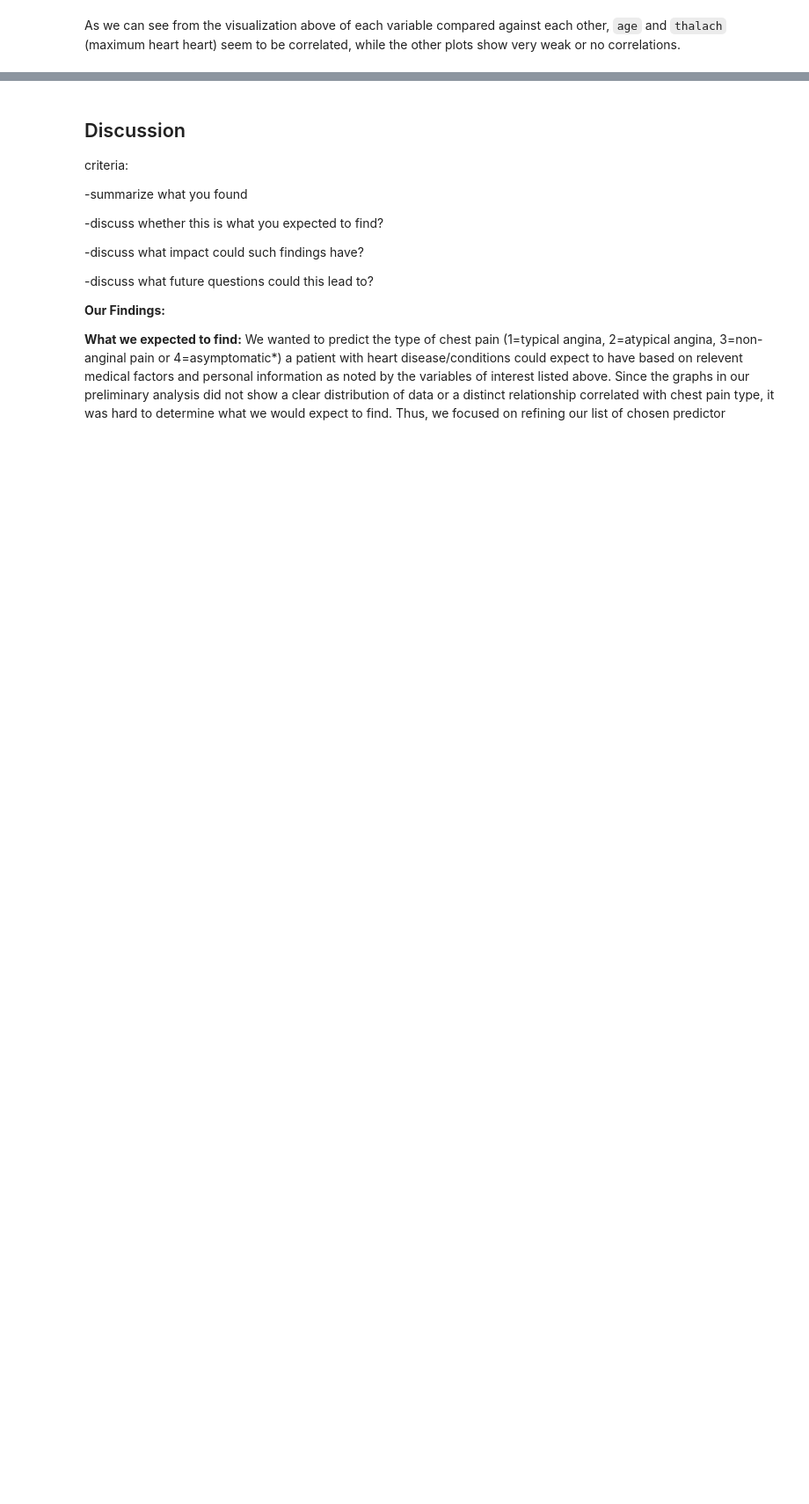
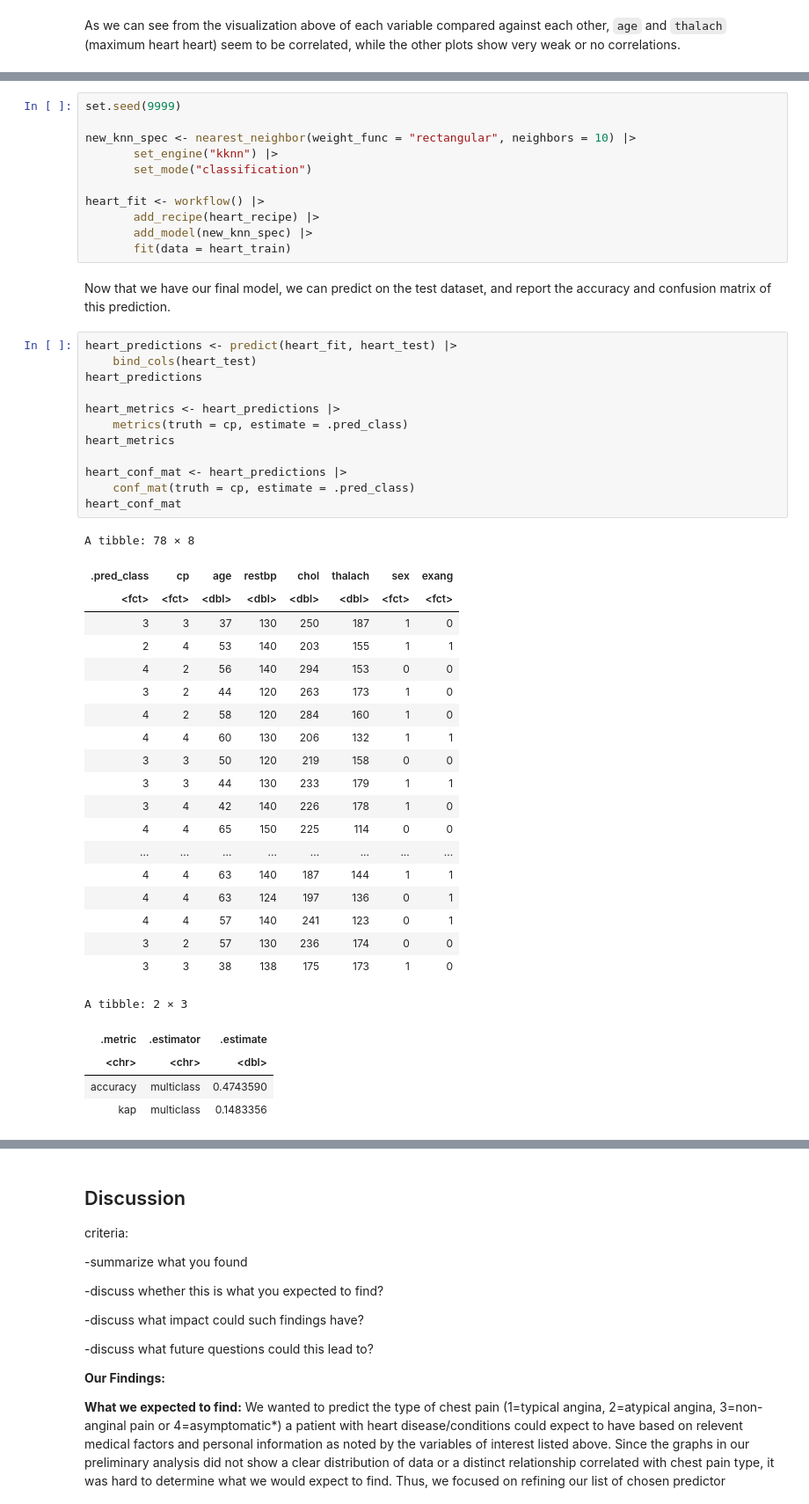
Before and after one commit to hebabm/group-31, a Jupyter notebook: finalreport.ipynb, the cells around one changed output, grey strips where cells are left out. Shown: that part at 88% size. Drawn from its saved outputs; the diff is of its cells as text; blank space fills up the shorter version.

```diff
--- a/finalreport.ipynb
+++ b/finalreport.ipynb
@@ -315,0 +330,50 @@ Variables used as predictors are:
+# %%
+set.seed(9999)
+
+new_knn_spec <- nearest_neighbor(weight_func = "rectangular", neighbors = 10) |>
+       set_engine("kknn") |>
+       set_mode("classification")
+
+heart_fit <- workflow() |>
+       add_recipe(heart_recipe) |>
+       add_model(new_knn_spec) |>
+       fit(data = heart_train)
+# %% [markdown]
+Now that we have our final model, we can predict on the test dataset, and report the accuracy and confusion matrix of this prediction.
+# %%
+heart_predictions <- predict(heart_fit, heart_test) |>
+    bind_cols(heart_test)
+heart_predictions
+
+heart_metrics <- heart_predictions |>
+    metrics(truth = cp, estimate = .pred_class)
+heart_metrics
+
+heart_conf_mat <- heart_predictions |>
+    conf_mat(truth = cp, estimate = .pred_class)
+heart_conf_mat
+# %% [output]
+A tibble: 78 × 8
+| .pred_class | cp | age | restbp | chol | thalach | sex | exang |
+| <fct> | <fct> | <dbl> | <dbl> | <dbl> | <dbl> | <fct> | <fct> |
+| 3 | 3 | 37 | 130 | 250 | 187 | 1 | 0 |
+| 2 | 4 | 53 | 140 | 203 | 155 | 1 | 1 |
+| 4 | 2 | 56 | 140 | 294 | 153 | 0 | 0 |
+| 3 | 2 | 44 | 120 | 263 | 173 | 1 | 0 |
+| 4 | 2 | 58 | 120 | 284 | 160 | 1 | 0 |
+| 4 | 4 | 60 | 130 | 206 | 132 | 1 | 1 |
+| 3 | 3 | 50 | 120 | 219 | 158 | 0 | 0 |
+| 3 | 3 | 44 | 130 | 233 | 179 | 1 | 1 |
+| 3 | 4 | 42 | 140 | 226 | 178 | 1 | 0 |
+| 4 | 4 | 65 | 150 | 225 | 114 | 0 | 0 |
+| ... | ... | ... | ... | ... | ... | ... | ... |
+| 4 | 4 | 63 | 140 | 187 | 144 | 1 | 1 |
+| 4 | 4 | 63 | 124 | 197 | 136 | 0 | 1 |
+| 4 | 4 | 57 | 140 | 241 | 123 | 0 | 1 |
+| 3 | 2 | 57 | 130 | 236 | 174 | 0 | 0 |
+| 3 | 3 | 38 | 138 | 175 | 173 | 1 | 0 |
+A tibble: 2 × 3
+| .metric | .estimator | .estimate |
+| <chr> | <chr> | <dbl> |
+| accuracy | multiclass | 0.4743590 |
+| kap | multiclass | 0.1483356 |
```
Also changed, not shown: parts of 4 cells of this notebook.
